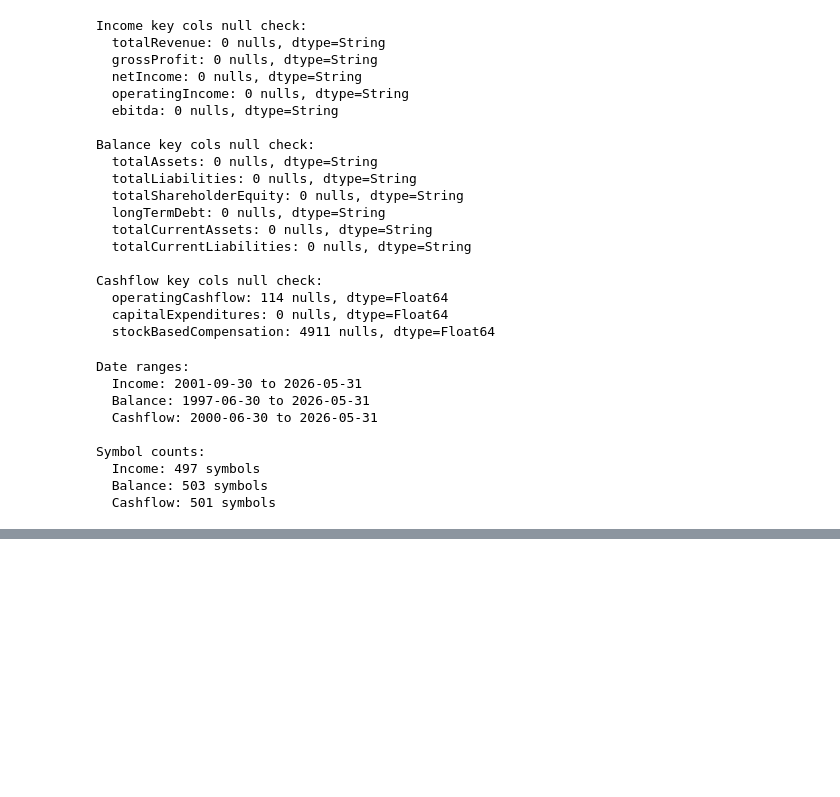
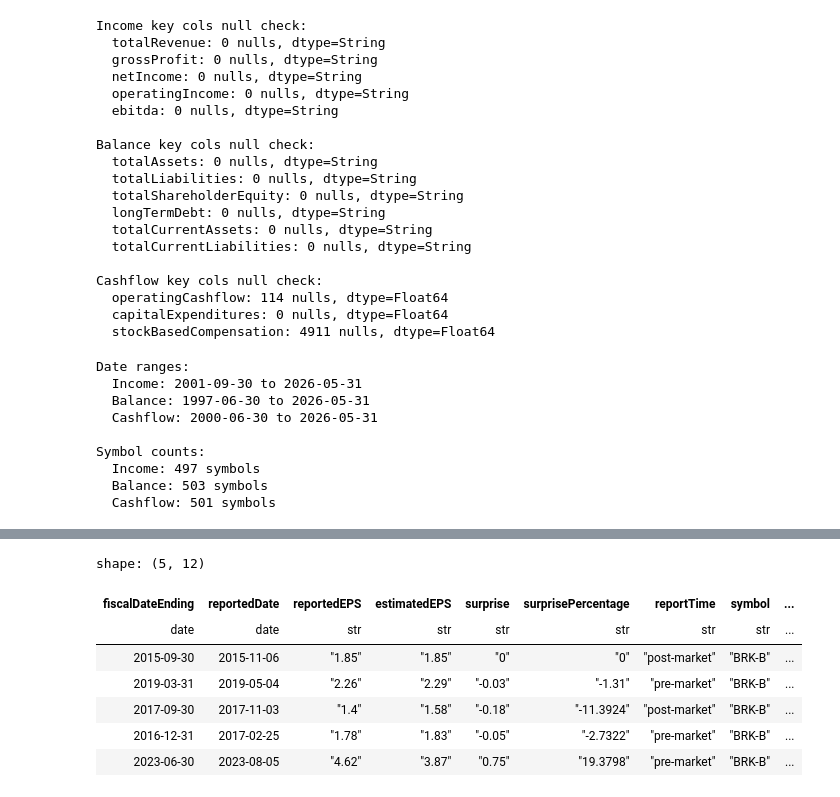
Before and after one commit to Richard-X46/Post-Earnings-Forecast, a Jupyter notebook: src/notebooks/fundamental.ipynb, the cells around one changed output, grey strips where cells are left out. Saved outputs shown, nothing was run; the diff lists cells and outputs as text; code cells hidden in the pictures; blank space fills up the shorter version.

```diff
--- a/src/notebooks/fundamental.ipynb
+++ b/src/notebooks/fundamental.ipynb
@@ -282,2 +324,17 @@ shape: (5, 8)
 # %%
 final.write_parquet("../ingestion/data/fundamentalIndicators/fundamental_features.parquet")
+# %%
+earnings_backup = pl.read_parquet("../ingestion/data/backup/earnings_delta_backup.parquet")
+ohlcv_backup = pl.read_parquet("../ingestion/data/backup/ohlcv_delta_backup.parquet")
+transcript_backup = pl.read_parquet("../ingestion/data/backup/temp_transcripts.parquet")
+# %%
+earnings_backup.head()
+# %% [output]
+shape: (5, 12)
+| fiscalDateEnding | reportedDate | reportedEPS | estimatedEPS | surprise | surprisePercentage | reportTime | symbol | ... |
+| date | date | str | str | str | str | str | str | ... |
+| 2015-09-30 | 2015-11-06 | "1.85" | "1.85" | "0" | "0" | "post-market" | "BRK-B" | ... |
+| 2019-03-31 | 2019-05-04 | "2.26" | "2.29" | "-0.03" | "-1.31" | "pre-market" | "BRK-B" | ... |
+| 2017-09-30 | 2017-11-03 | "1.4" | "1.58" | "-0.18" | "-11.3924" | "post-market" | "BRK-B" | ... |
+| 2016-12-31 | 2017-02-25 | "1.78" | "1.83" | "-0.05" | "-2.7322" | "pre-market" | "BRK-B" | ... |
+| 2023-06-30 | 2023-08-05 | "4.62" | "3.87" | "0.75" | "19.3798" | "pre-market" | "BRK-B" | ... |
```
Also changed, not shown: parts of 11 cells of this notebook, 3 other files.
